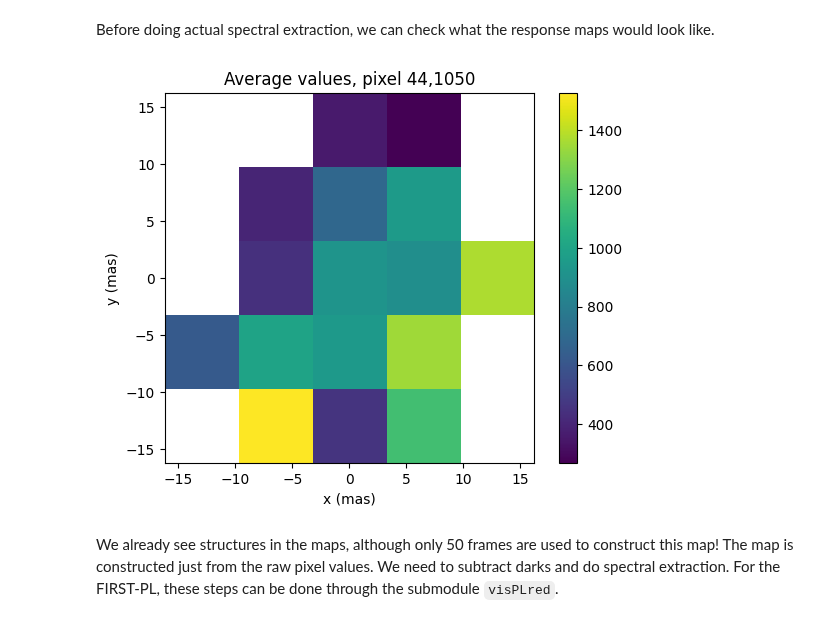
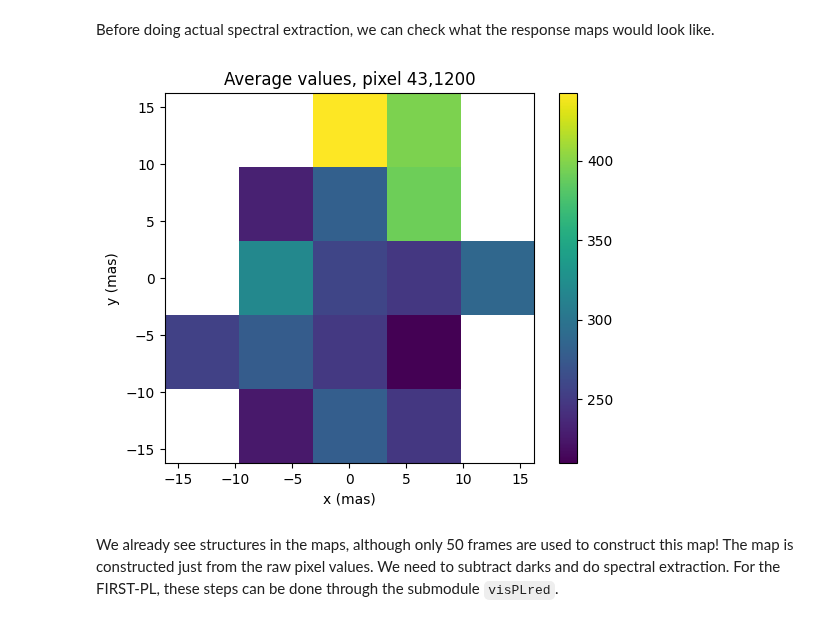
Before and after one commit to YooJung-Kim/PLred, a Jupyter notebook: PLred/tutorials/step1_frame_sorting.ipynb, the cells around one changed output. Saved outputs shown, nothing was run; the diff lists cells and outputs as text; code cells hidden in the pictures.

```diff
--- a/PLred/tutorials/step1_frame_sorting.ipynb
+++ b/PLred/tutorials/step1_frame_sorting.ipynb
@@ -216,28 +219,28 @@ Before doing actual spectral extraction, we can check what the response maps wou
 # %%
 import os
 
 # response map at a specific pixel (port number and wavelength channel)
-x,y = 44, 1050  # Pixel coordinates
+x,y = 43, 1200  # Pixel coordinates
 
 # Initialize a map to hold the average values
 values = np.zeros((5, 5)) + np.nan
 
 # Loop through the remapped files and extract the average values at the pixel (x,y)
 for i in range(5):
     for j in range(5):
         if os.path.exists(f'remapped/remapped_bin_{i}_{j}.h5'):
             with h5py.File(f'remapped/remapped_bin_{i}_{j}.h5', 'r') as f:
                 values[i,j] = np.average(f['rawframes'][:,x,y])
 
 plt.imshow(values, extent = (info['xmin'], info['xmax'], info['ymin'], info['ymax']),
            origin='upper')
 plt.xlabel('x (mas)')
 plt.ylabel('y (mas)')
 plt.colorbar()
 plt.title(f'Average values, pixel {x},{y}')
 plt.show()
 # %% [output]
-[figure, old version]
+[figure, new version]
 # %% [markdown]
 We already see structures in the maps, although only 50 frames are used to construct this map!
 The map is constructed just from the raw pixel values. We need to subtract darks and do spectral extraction. For the FIRST-PL, these steps can be done through the submodule `visPLred`.
```
Also changed, not shown: parts of 1 cell of this notebook, 25 other files.
